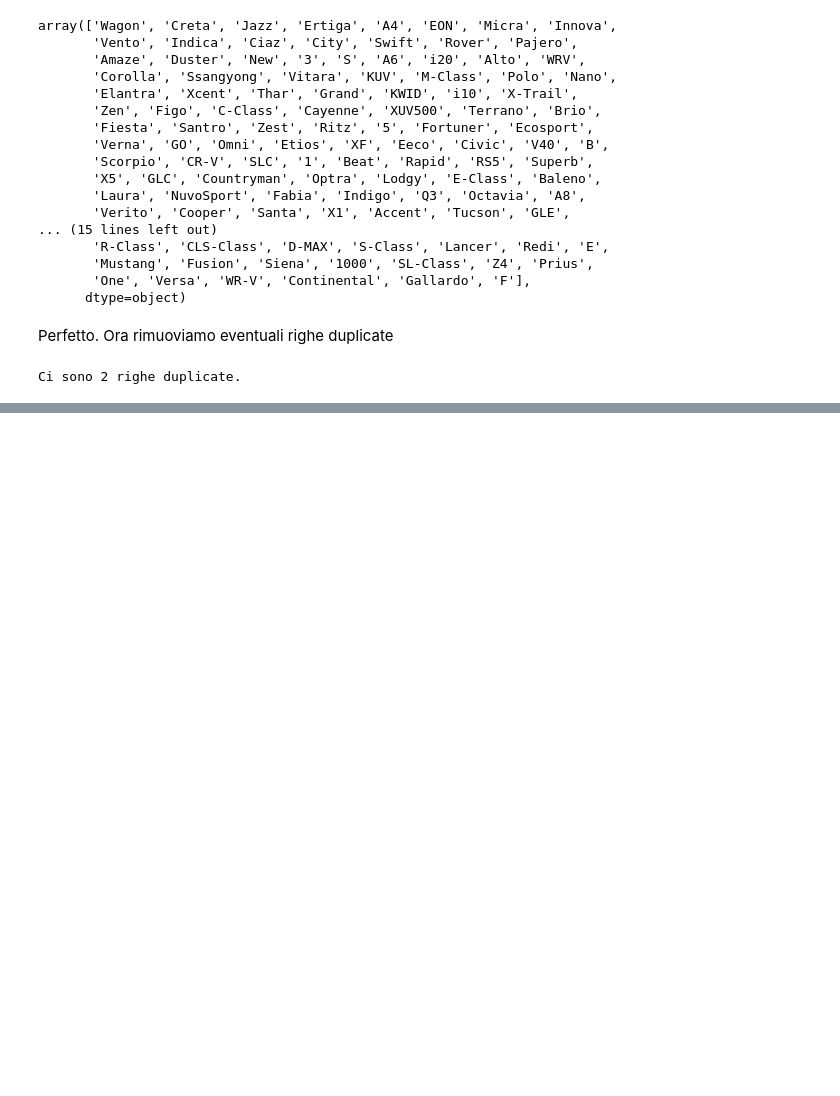
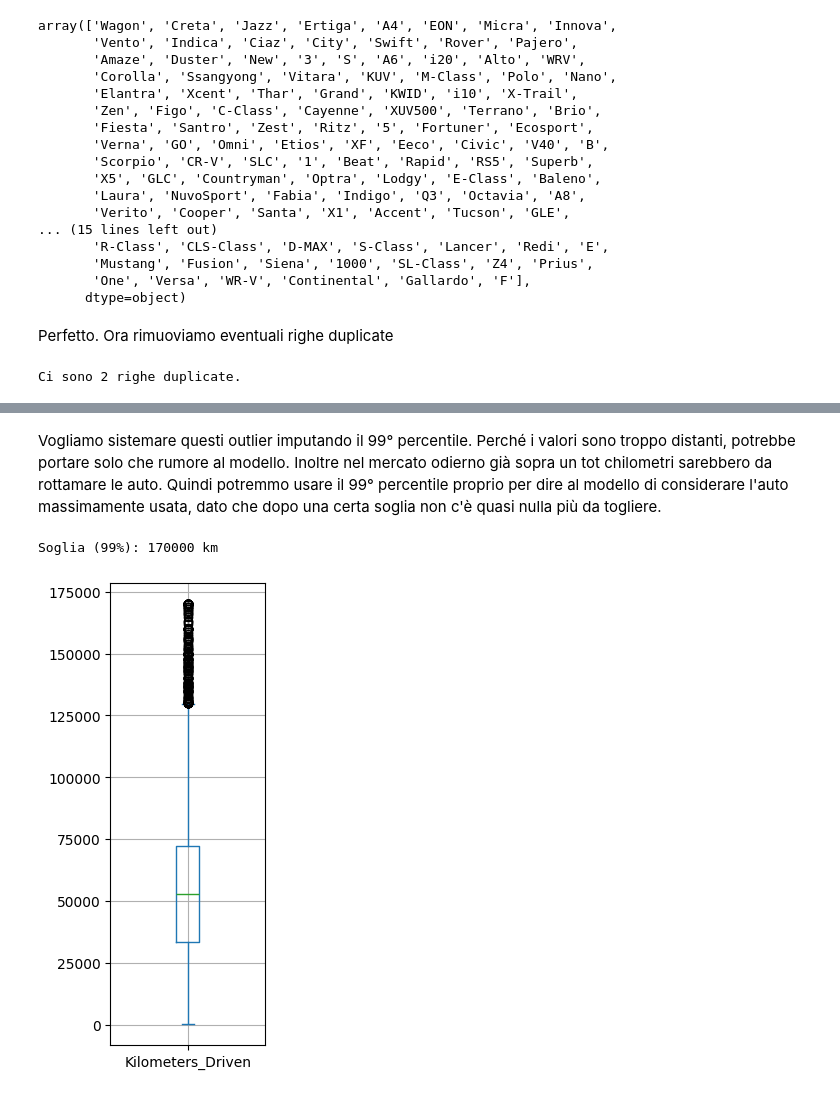
Before and after one commit to fragreco04/progetto-fad-2526, a Jupyter notebook: notebooks/drafts/part-1/edaFil.ipynb, the cells around one changed output, grey strips where cells are left out. Saved outputs shown, nothing was run; the diff lists cells and outputs as text; code cells hidden in the pictures; blank space fills up the shorter version.

```diff
--- a/notebooks/drafts/part-1/edaFil.ipynb
+++ b/notebooks/drafts/part-1/edaFil.ipynb
@@ -392,0 +452,16 @@ Adesso passiamo alla gestione degli outliers.
+# %% [markdown]
+Vogliamo sistemare questi outlier imputando il 99° percentile. Perché i valori sono troppo distanti, potrebbe portare solo che rumore al modello. Inoltre nel mercato odierno già sopra un tot chilometri sarebbero da rottamare le auto. Quindi potremmo usare il 99° percentile proprio per dire al modello di considerare l'auto massimamente usata, dato che dopo una certa soglia non c'è quasi nulla più da togliere.
+# %%
+soglia_99 = df['Kilometers_Driven'].quantile(0.99)
+print(f"Soglia (99%): {soglia_99:.0f} km")
+
+df['Kilometers_Driven'] = np.where(df['Kilometers_Driven'] > soglia_99,
+                                   soglia_99,
+                                   df['Kilometers_Driven'])
+
+df['Kilometers_Driven'].plot.box(figsize=(2,6))
+plt.grid()
+plt.show()
+# %% [output]
+Soglia (99%): 170000 km
+[figure, added]
```
Also changed, not shown: parts of 24 cells of this notebook, 3 other files.
